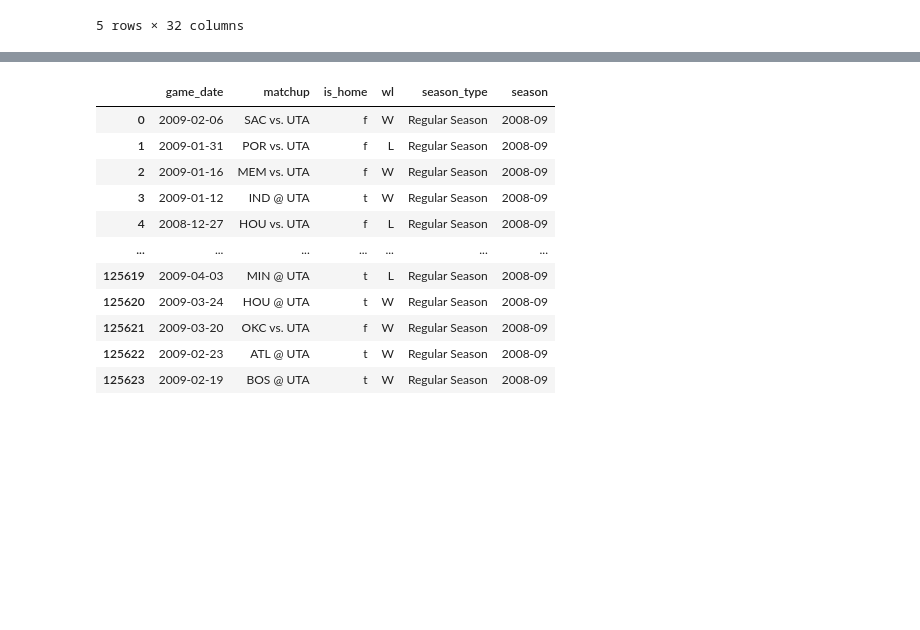
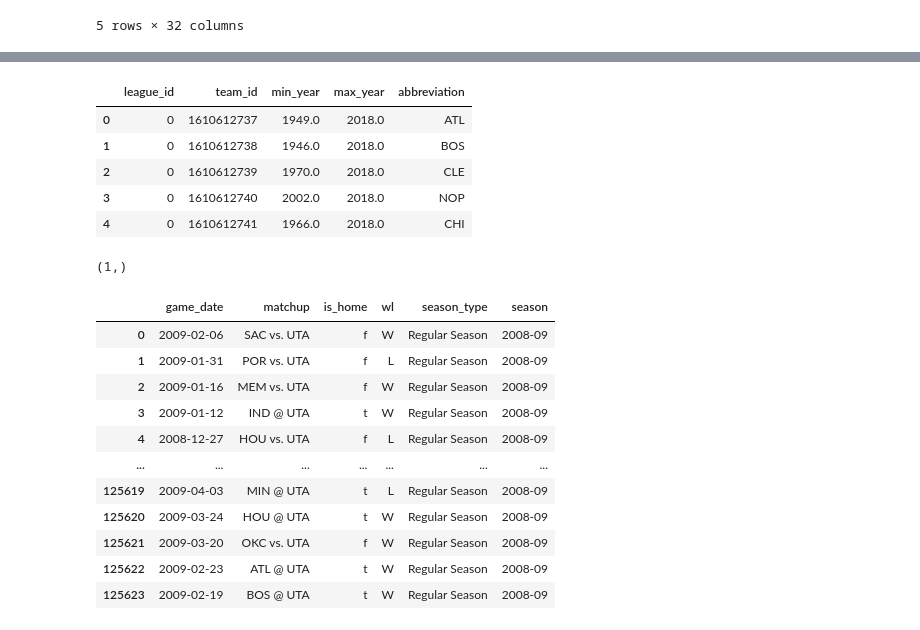
Before and after one commit to pauljacob/DSCapstone2, a Jupyter notebook: 02_Data_Wrangling/02_data_wrangling.ipynb, the cells around one changed output, grey strips where cells are left out. Cells and saved outputs as stored; diff of their text form; code cells hidden in the pictures; blank space fills up the shorter version.

```diff
--- a/02_Data_Wrangling/02_data_wrangling.ipynb
+++ b/02_Data_Wrangling/02_data_wrangling.ipynb
@@ -42,3 +56,16 @@ df.head()
+# %%
+df3.head()
+# %% [output]
+|  | league_id | team_id | min_year | max_year | abbreviation |
+| 0 | 0 | 1610612737 | 1949.0 | 2018.0 | ATL |
+| 1 | 0 | 1610612738 | 1946.0 | 2018.0 | BOS |
+| 2 | 0 | 1610612739 | 1970.0 | 2018.0 | CLE |
+| 3 | 0 | 1610612740 | 2002.0 | 2018.0 | NOP |
+| 4 | 0 | 1610612741 | 1966.0 | 2018.0 | CHI |
+# %%
+df3.league_id.unique().shape
+# %% [output]
+(1,)
 # %%
 df.select_dtypes('object')
 # %% [output]
```
Also changed, not shown: parts of 13 cells of this notebook.
